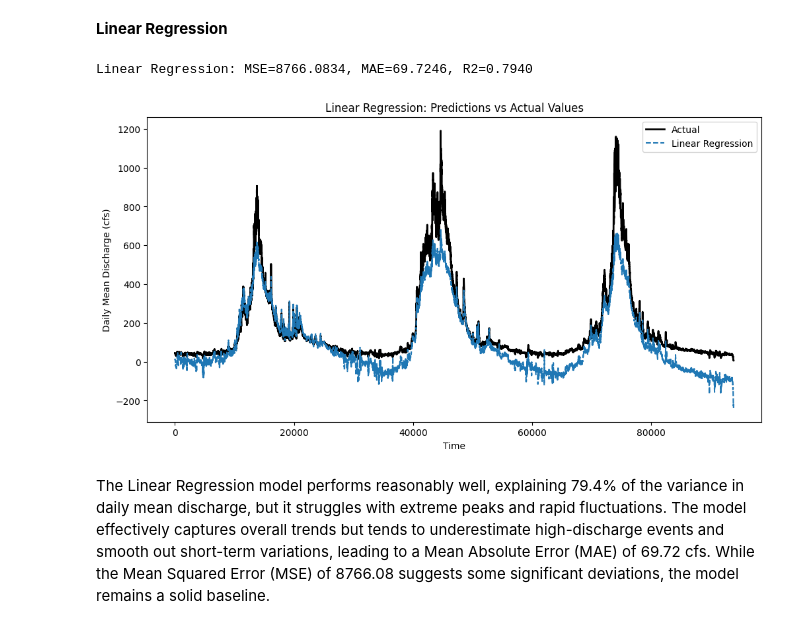
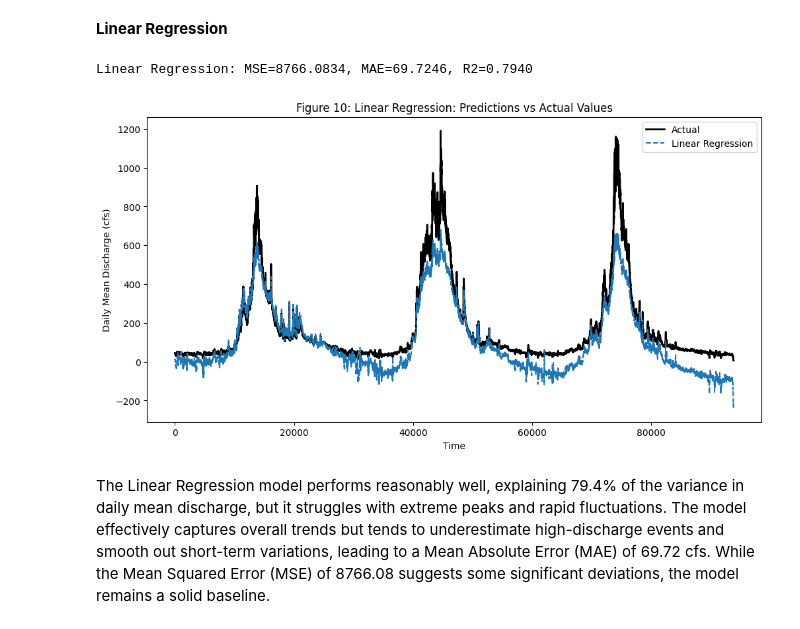
Before and after one commit to elliemmiller/datascience, a Jupyter notebook: SupervisedRegressionFirstPass.ipynb, the cells around one changed output. Cells and saved outputs as stored; diff of their text form; code cells hidden in the pictures.

```diff
--- a/SupervisedRegressionFirstPass.ipynb
+++ b/SupervisedRegressionFirstPass.ipynb
@@ -539,29 +539,29 @@ Training set size: (37336, 4), Testing set size: (93864, 4)
 # %%
 # Train and evaluate Linear Regression
 lr_model = LinearRegression()
 lr_model.fit(X_train, y_train)
 lr_pred = lr_model.predict(X_test)
 
 # Define the evaluate_model function
 def evaluate_model(model_name, y_true, y_pred):
     mse = mean_squared_error(y_true, y_pred)
     mae = mean_absolute_error(y_true, y_pred)
     r2 = r2_score(y_true, y_pred)
     print(f"{model_name}: MSE={mse:.4f}, MAE={mae:.4f}, R2={r2:.4f}")
 
 # Call the evaluate_model function
 evaluate_model("Linear Regression", y_test, lr_pred)
 plt.figure(figsize=(12, 6))
 plt.plot(y_test.values, label='Actual', color='black', linewidth=2)
 plt.plot(lr_pred, label='Linear Regression', linestyle='dashed')
 plt.legend()
 plt.xlabel("Time")
 plt.ylabel("Daily Mean Discharge (cfs)")
-plt.title("Linear Regression: Predictions vs Actual Values")
+plt.title("Figure 10: Linear Regression: Predictions vs Actual Values")
 plt.show()
 # %% [output]
 Linear Regression: MSE=8766.0834, MAE=69.7246, R2=0.7940
-[figure, old version]
+[figure, new version]
 # %% [markdown]
 The Linear Regression model performs reasonably well, explaining 79.4% of the variance in daily mean discharge, but it struggles with extreme peaks and rapid fluctuations. The model effectively captures overall trends but tends to underestimate high-discharge events and smooth out short-term variations, leading to a Mean Absolute Error (MAE) of 69.72 cfs. While the Mean Squared Error (MSE) of 8766.08 suggests some significant deviations, the model remains a solid baseline.
 # %% [markdown]
```
Also changed, not shown: parts of 6 cells of this notebook.
